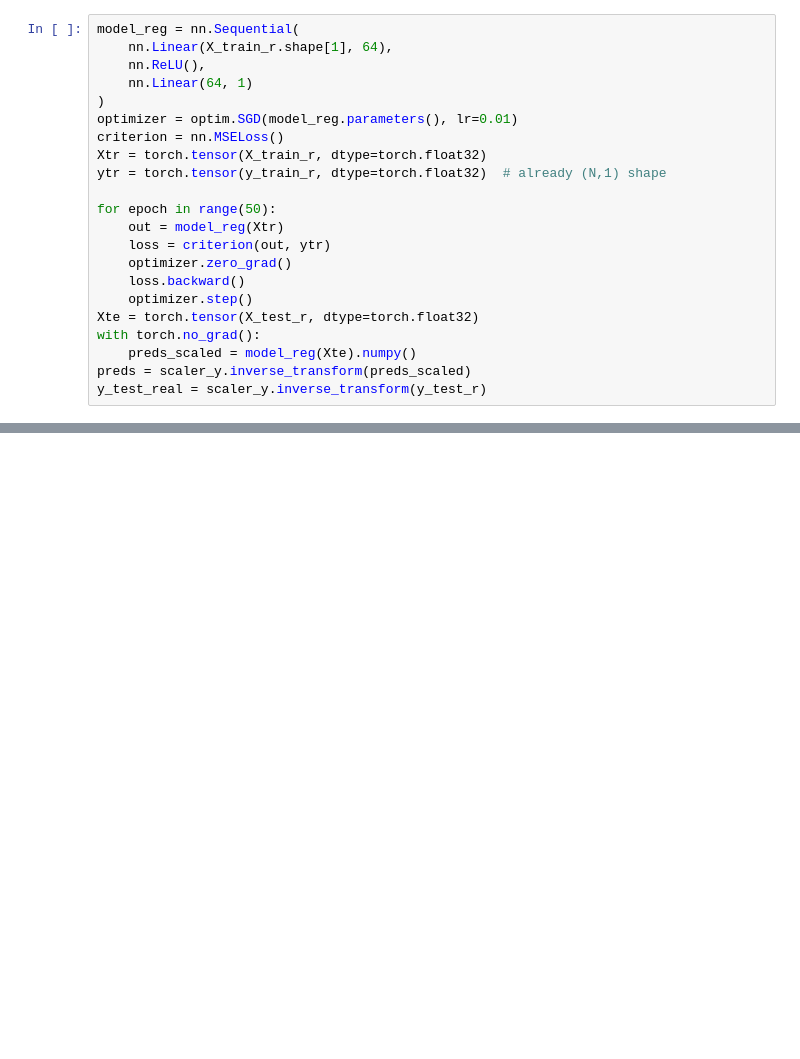
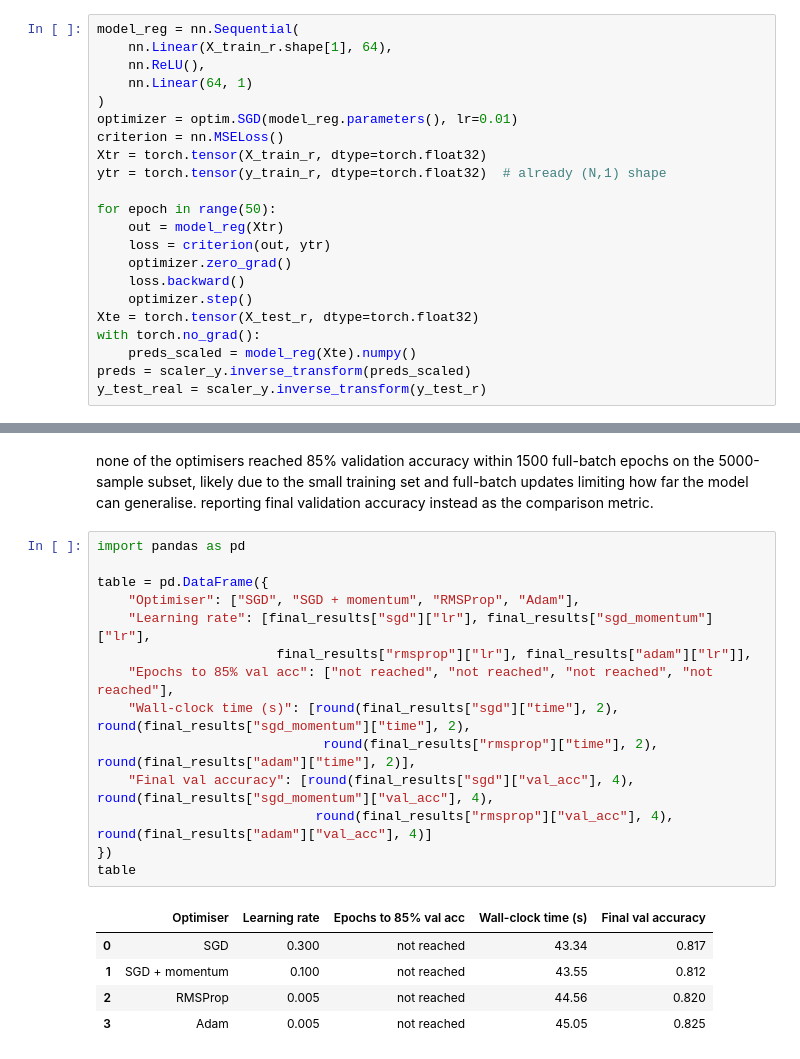
Before and after one commit to zonia7867/Deep-Learning-for-Perception-CS-4045, a Jupyter notebook: dlp-a1.ipynb, the cells around one changed output, grey strips where cells are left out. Saved outputs shown, nothing was run; the diff lists cells and outputs as text; blank space fills up the shorter version.

```diff
--- a/dlp-a1.ipynb
+++ b/dlp-a1.ipynb
@@ -431,0 +537,22 @@ MAE: 0.7101208901304006
+# %% [markdown]
+none of the optimisers reached 85% validation accuracy within 1500 full-batch epochs on the 5000-sample subset, likely due to the small training set and full-batch updates limiting how far the model can generalise. reporting final validation accuracy instead as the comparison metric.
+# %%
+import pandas as pd
+
+table = pd.DataFrame({
+    "Optimiser": ["SGD", "SGD + momentum", "RMSProp", "Adam"],
+    "Learning rate": [final_results["sgd"]["lr"], final_results["sgd_momentum"]["lr"],
+                       final_results["rmsprop"]["lr"], final_results["adam"]["lr"]],
+    "Epochs to 85% val acc": ["not reached", "not reached", "not reached", "not reached"],
+    "Wall-clock time (s)": [round(final_results["sgd"]["time"], 2), round(final_results["sgd_momentum"]["time"], 2),
+                             round(final_results["rmsprop"]["time"], 2), round(final_results["adam"]["time"], 2)],
+    "Final val accuracy": [round(final_results["sgd"]["val_acc"], 4), round(final_results["sgd_momentum"]["val_acc"], 4),
+                            round(final_results["rmsprop"]["val_acc"], 4), round(final_results["adam"]["val_acc"], 4)]
+})
+table
+# %% [output]
+|  | Optimiser | Learning rate | Epochs to 85% val acc | Wall-clock time (s) | Final val accuracy |
+| 0 | SGD | 0.300 | not reached | 43.34 | 0.817 |
+| 1 | SGD + momentum | 0.100 | not reached | 43.55 | 0.812 |
+| 2 | RMSProp | 0.005 | not reached | 44.56 | 0.820 |
+| 3 | Adam | 0.005 | not reached | 45.05 | 0.825 |
```
Also changed, not shown: parts of 13 cells of this notebook.
